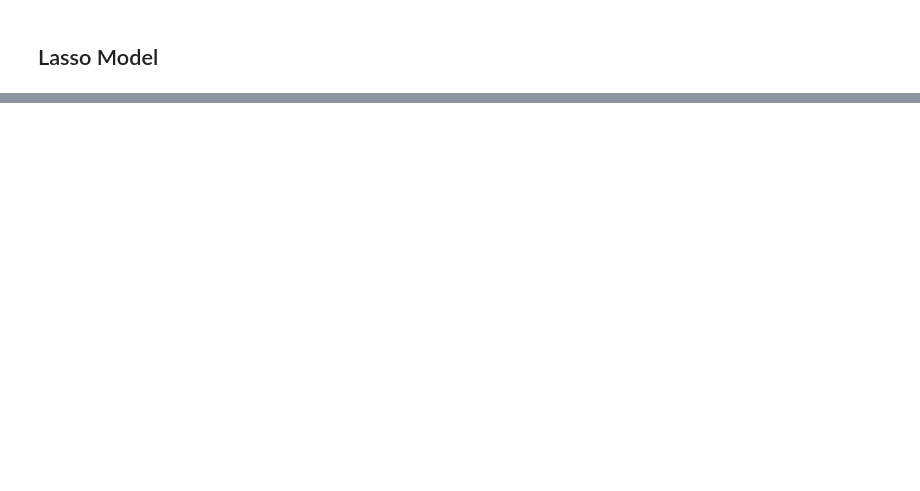
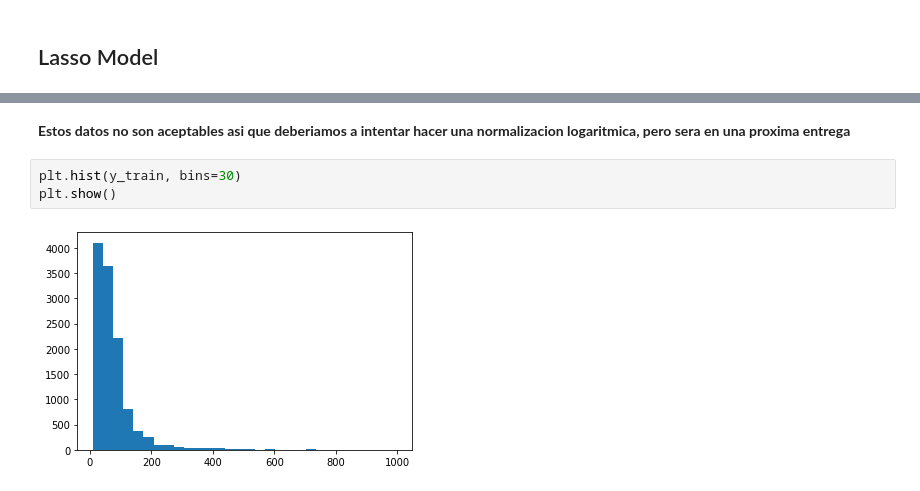
Before and after one commit to dalvaro74/Practica_Machine_Learning, a Jupyter notebook: Practica_Daniel_Alvaro.ipynb, the cells around one changed output, grey strips where cells are left out. Saved outputs shown, nothing was run; the diff lists cells and outputs as text; blank space fills up the shorter version.

```diff
--- a/Practica_Daniel_Alvaro.ipynb
+++ b/Practica_Daniel_Alvaro.ipynb
@@ -772,0 +684,7 @@ w5:  16.607833189586763
+# %% [markdown]
+**Estos datos no son aceptables asi que deberiamos a intentar hacer una normalizacion logaritmica, pero sera en una proxima entrega**
+# %%
+plt.hist(y_train, bins=30)
+plt.show()
+# %% [output]
+[figure, added]
```
Also changed, not shown: parts of 17 cells of this notebook.
